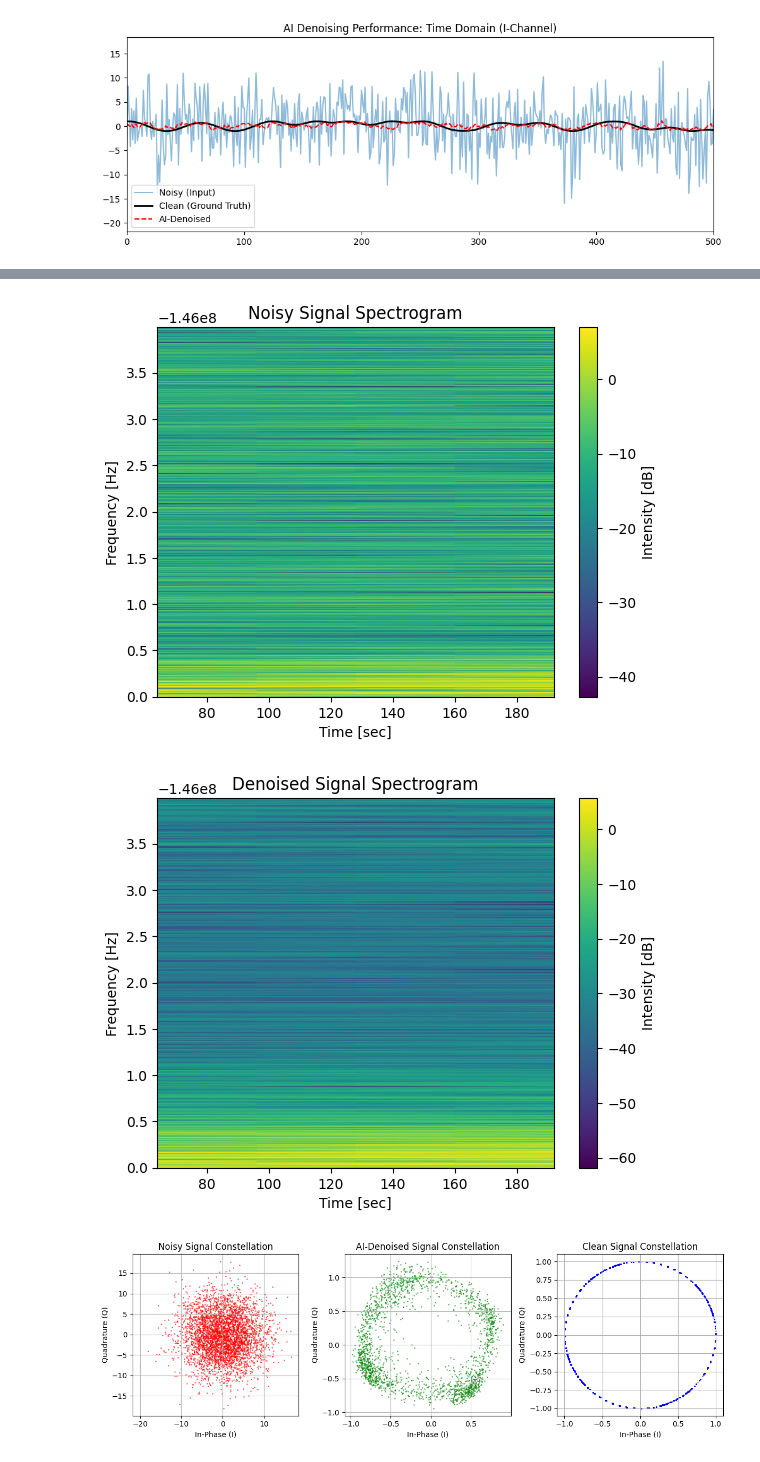
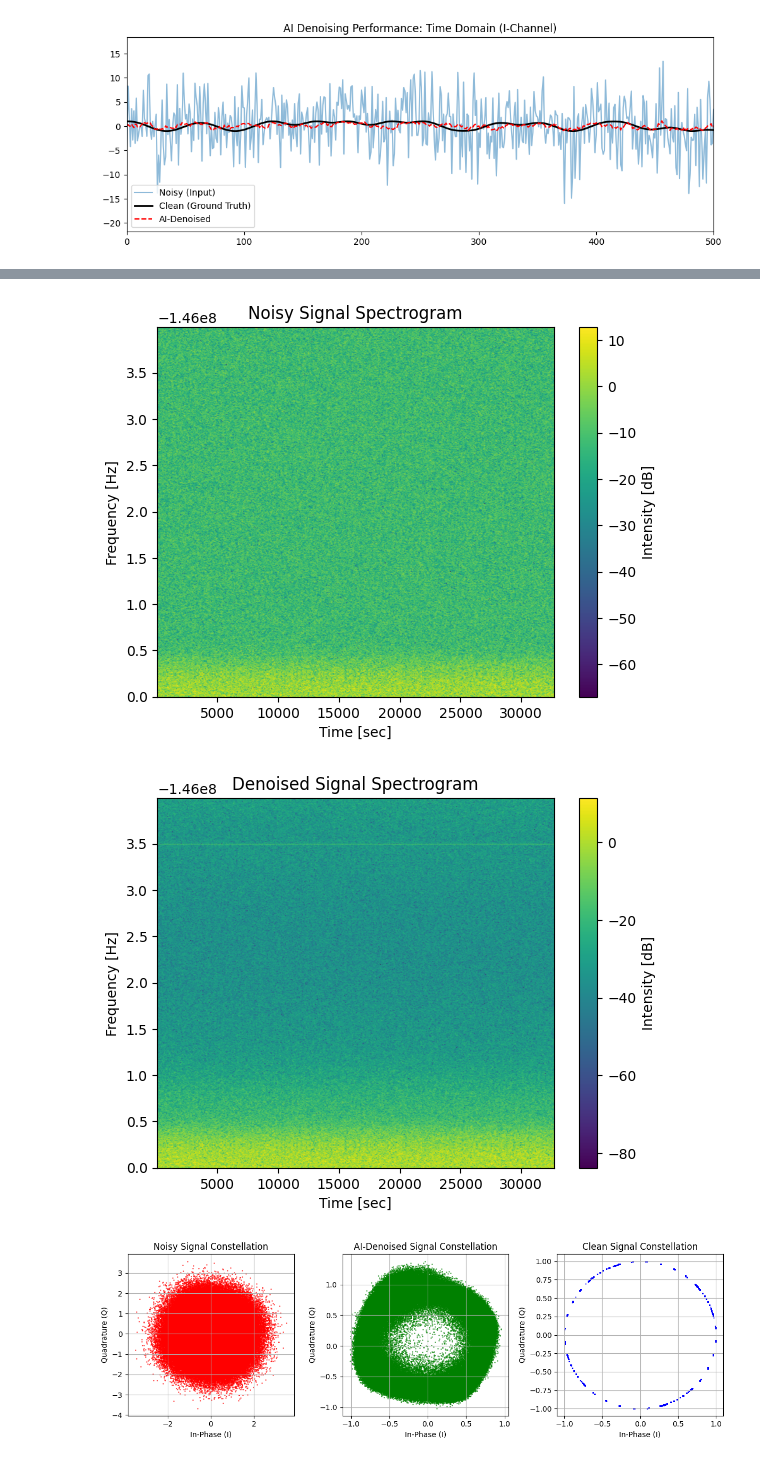
Before and after one commit to prayer-position/Cubesat-Radioastronomie, a Jupyter notebook: notebooks/Neural_Network_Denoising.ipynb, the cells around one changed output, grey strips where cells are left out. Drawn from its saved outputs; the diff is of its cells as text; code cells hidden in the pictures.

Commit message:
Solved path issue & made test_gen.py more flexible

```diff
--- a/notebooks/Neural_Network_Denoising.ipynb
+++ b/notebooks/Neural_Network_Denoising.ipynb
@@ -149,7 +148,7 @@ model.eval()
 for snr in snr_range:
     # 1. Generate test data for this specific SNR
     # (Assuming you have a helper to generate bits and noisy signals)
-    bits, s_noisy, s_clean = generate_test_signal(snr, L, fc)
+    bits, s_noisy, s_clean = generate_test_signal(1024, snr, L, fc)
 
     # --- Traditional Path ---
     bits_trad = gmsk_demod(s_noisy, L)
@@ -184,5 +183,6 @@ plt.show()
 # %%
-bits, s_noisy, s_clean = generate_test_signal(10, L, fc)
+bits, s_noisy, s_clean = generate_test_signal(2**15, 10, L, fc)
+# 32kbit signal
 
 input_tensor = torch.from_numpy(np.vstack((s_noisy.real, s_noisy.imag))).float().unsqueeze(0)
 with torch.no_grad():
@@ -195,43 +195,43 @@ from src.spectra import plot_spectrogram
 
 plot_spectrogram(s_noisy, L, fc, title="Noisy Signal Spectrogram")
 # %% [output]
-[figure, old version]
+[figure, new version]
 # %%
 # Plot spectrogram for denoised signal
 plot_spectrogram(denoised_iq, L, fc, title="Denoised Signal Spectrogram")
 # %% [output]
-[figure, old version]
+[figure, new version]
 # %%
-i_noisy = noisy_input[sample_idx, 0, :].numpy()
-q_noisy = noisy_input[sample_idx, 1, :].numpy()
+i_noisy = s_noisy.real
+q_noisy = s_noisy.imag
 
-i_clean = Y[sample_idx, 0, :].numpy()
-q_clean = Y[sample_idx, 1, :].numpy()
+i_clean = s_clean.real
+q_clean = s_clean.imag
 
-i_denoised = denoised_iq_raw[0, :]
-q_denoised = denoised_iq_raw[1, :]
+i_denoised = denoised_iq.real
+q_denoised = denoised_iq.imag
 
 fig, (ax1, ax2, ax3) = plt.subplots(1, 3, figsize=(12, 4))
 
 ax1.scatter(i_noisy, q_noisy, s=1, alpha=0.5, color = 'r')
 ax1.set_title('Noisy Signal Constellation')
 ax1.set_xlabel('In-Phase (I)')
 ax1.set_ylabel('Quadrature (Q)')
 ax1.grid(True)
 
 ax2.scatter(i_denoised, q_denoised, s=1, alpha=0.5, color = 'g')
 ax2.set_title('AI-Denoised Signal Constellation')
 ax2.set_xlabel('In-Phase (I)')
 ax2.set_ylabel('Quadrature (Q)')
 ax2.grid(True)
 
 ax3.scatter(i_clean, q_clean, s=1, alpha=0.5, color = 'b')
 ax3.set_title('Clean Signal Constellation')
 ax3.set_xlabel('In-Phase (I)')
 ax3.set_ylabel('Quadrature (Q)')
 ax3.grid(True)
 
 plt.tight_layout()
 plt.show()
 # %% [output]
-[figure, old version]
+[figure, new version]
```
Also changed, not shown: parts of 3 cells of this notebook, 3 other files.
